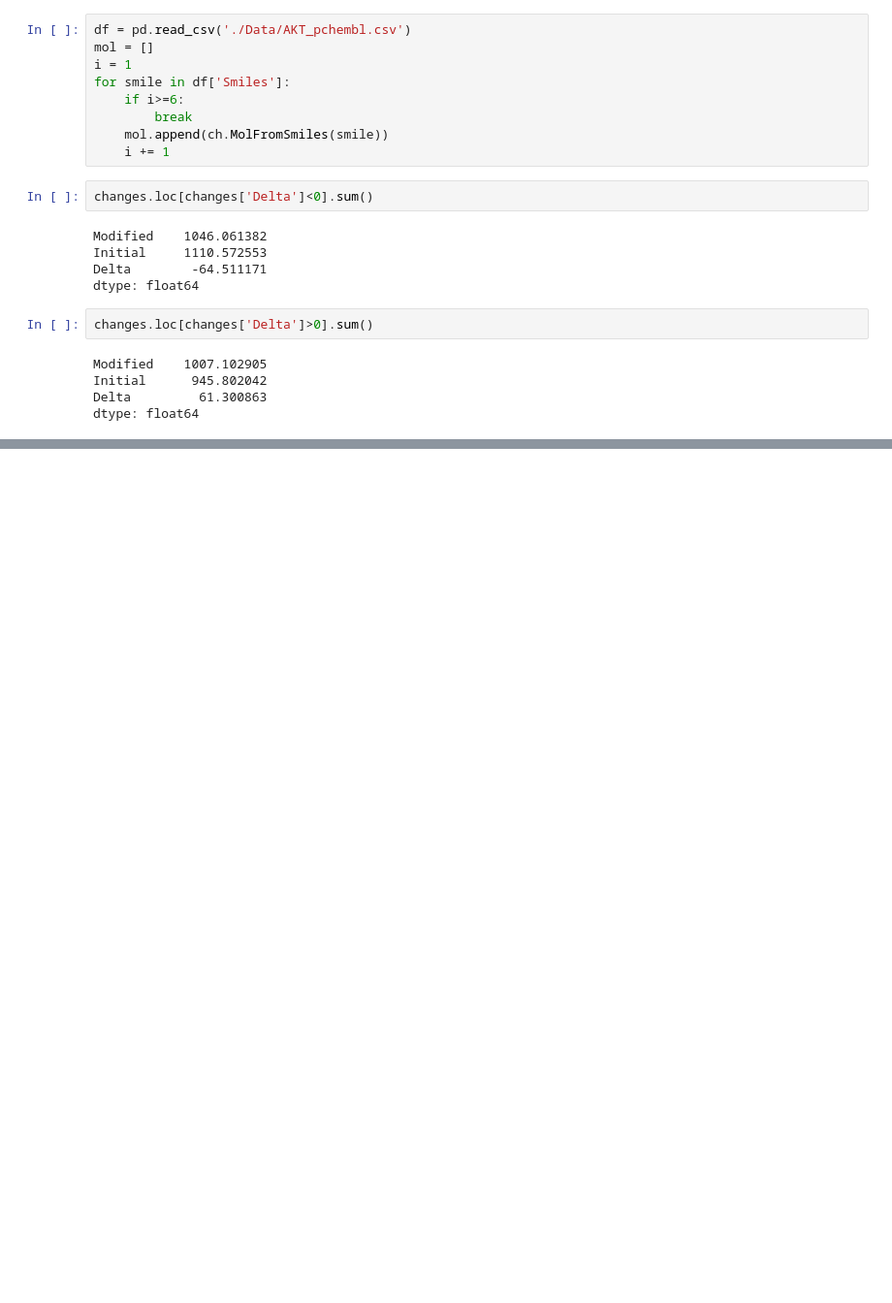
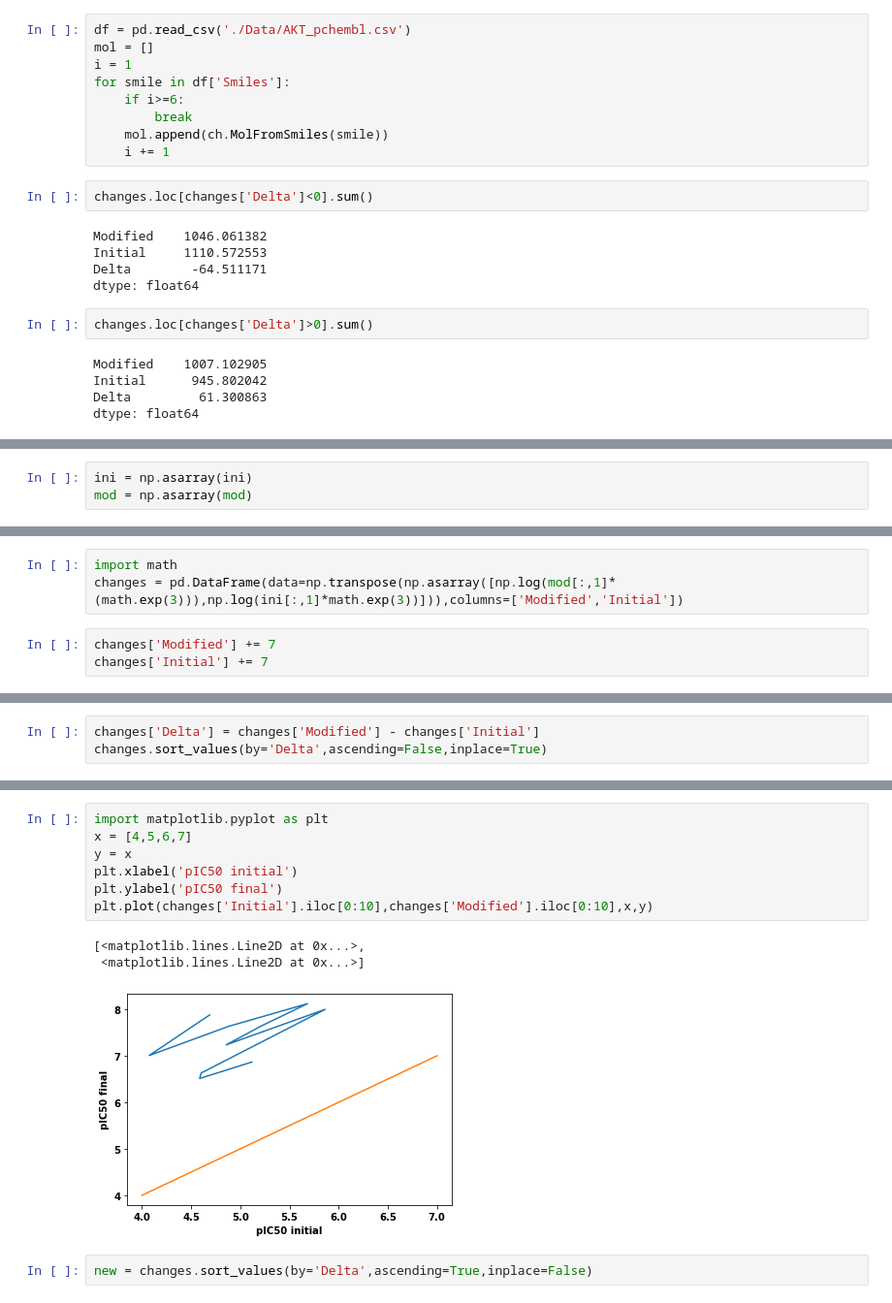
Before and after one commit to mew-two-github/de-Novo-drug-Design, a Jupyter notebook: 3.6/FMPO-Visualising the outputs.ipynb, the cells around one changed output, grey strips where cells are left out. Shown: that part at 97% size. Saved outputs shown, nothing was run; the diff lists cells and outputs as text; blank space fills up the shorter version.

```diff
--- a/3.6/FMPO-Visualising the outputs.ipynb
+++ b/3.6/FMPO-Visualising the outputs.ipynb
@@ -226,0 +280,3 @@ dtype: float64
+# %%
+ini = np.asarray(ini)
+mod = np.asarray(mod)
@@ -226,0 +285,6 @@ dtype: float64
+# %%
+import math
+changes = pd.DataFrame(data=np.transpose(np.asarray([np.log(mod[:,1]*(math.exp(3))),np.log(ini[:,1]*math.exp(3))])),columns=['Modified','Initial'])
+# %%
+changes['Modified'] += 7
+changes['Initial'] += 7
@@ -226,0 +300,3 @@ dtype: float64
+# %%
+changes['Delta'] = changes['Modified'] - changes['Initial']
+changes.sort_values(by='Delta',ascending=False,inplace=True)
@@ -226,0 +332,13 @@ dtype: float64
+# %%
+import matplotlib.pyplot as plt
+x = [4,5,6,7]
+y = x
+plt.xlabel('pIC50 initial')
+plt.ylabel('pIC50 final')
+plt.plot(changes['Initial'].iloc[0:10],changes['Modified'].iloc[0:10],x,y)
+# %% [output]
+[<matplotlib.lines.Line2D at 0x...>,
+ <matplotlib.lines.Line2D at 0x...>]
+[figure, added]
+# %%
+new = changes.sort_values(by='Delta',ascending=True,inplace=False)
```
Also changed, not shown: parts of 41 cells of this notebook, 57 other files.
